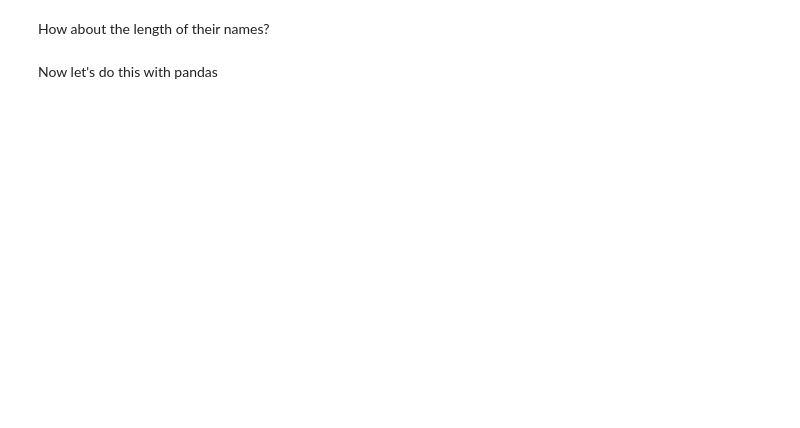
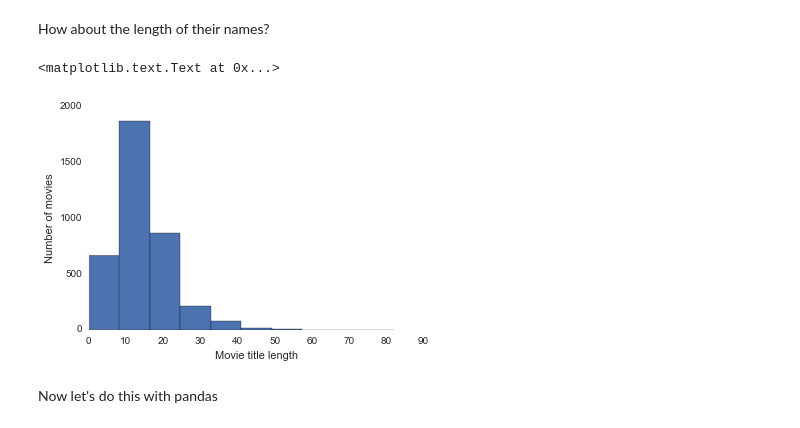
Before and after one commit to StevenLiCOF/DSCB_Project_2_Group, a Jupyter notebook: EDA_and_Regression_student.ipynb, the cells around one changed output. Saved outputs shown, nothing was run; the diff lists cells and outputs as text; code cells hidden in the pictures; blank space fills up the shorter version.

```diff
--- a/EDA_and_Regression_student.ipynb
+++ b/EDA_and_Regression_student.ipynb
@@ -80,10 +156,13 @@ title = plt.title("Log(Domestic gross) distribution of movies in the dataset")
 # %% [markdown]
 How about the length of their names?
 # %%
-title_lengths = ???
-
+title_lengths = [len(movie['title']) for movie in movies]
+plt.hist(title_lengths)
 plt.xlabel("Movie title length")
 plt.ylabel("Number of movies")
+# %% [output]
+<matplotlib.text.Text at 0x...>
+[figure, added]
 # %% [markdown]
 Now let's do this with pandas
 # %%
```
Also changed, not shown: parts of 28 cells of this notebook.
